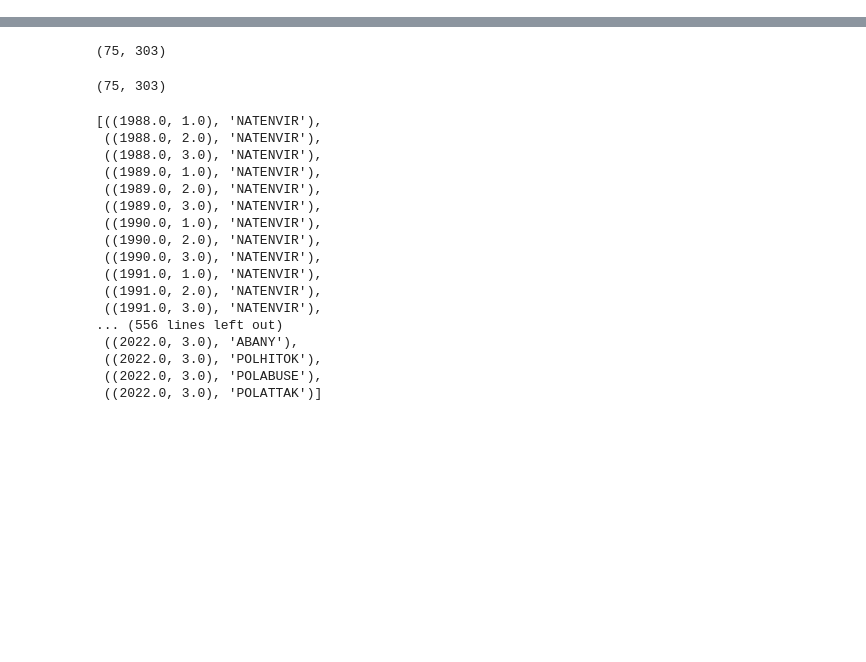
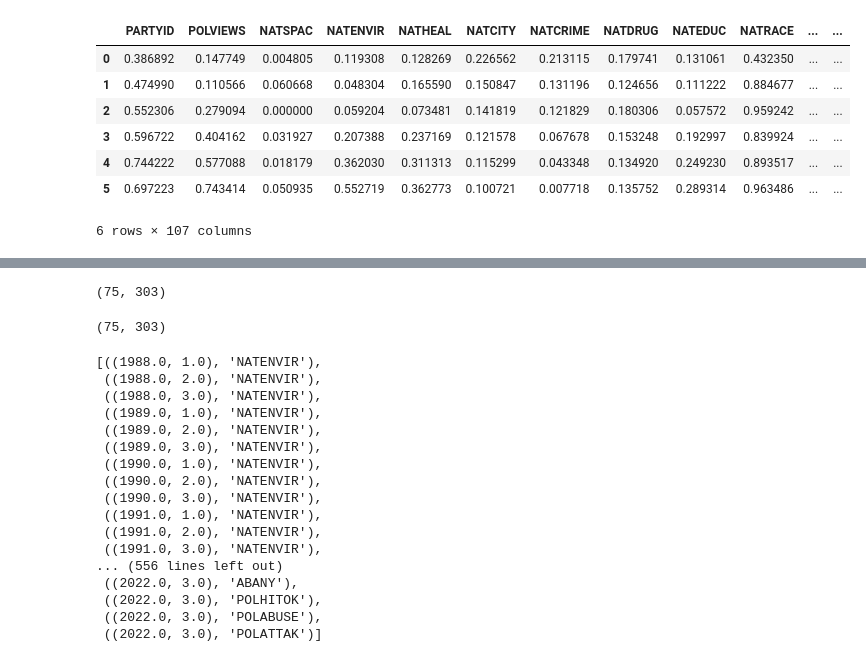
Before and after one commit to victorvikram/BeliefNetworkEvo, a Jupyter notebook: nbk/v_creating_belief_network.ipynb, the cells around one changed output, grey strips where cells are left out. Cells and saved outputs as stored; diff of their text form; code cells hidden in the pictures; blank space fills up the shorter version.

```diff
--- a/nbk/v_creating_belief_network.ipynb
+++ b/nbk/v_creating_belief_network.ipynb
@@ -85,0 +90,11 @@ for year in [2000, 2002, 2004, 2006, 2008, 2010, 2012]:
+# %%
+strength_df
+# %% [output]
+|  | PARTYID | POLVIEWS | NATSPAC | NATENVIR | NATHEAL | NATCITY | NATCRIME | NATDRUG | NATEDUC | NATRACE | ... | ... |
+| 0 | 0.386892 | 0.147749 | 0.004805 | 0.119308 | 0.128269 | 0.226562 | 0.213115 | 0.179741 | 0.131061 | 0.432350 | ... | ... |
+| 1 | 0.474990 | 0.110566 | 0.060668 | 0.048304 | 0.165590 | 0.150847 | 0.131196 | 0.124656 | 0.111222 | 0.884677 | ... | ... |
+| 2 | 0.552306 | 0.279094 | 0.000000 | 0.059204 | 0.073481 | 0.141819 | 0.121829 | 0.180306 | 0.057572 | 0.959242 | ... | ... |
+| 3 | 0.596722 | 0.404162 | 0.031927 | 0.207388 | 0.237169 | 0.121578 | 0.067678 | 0.153248 | 0.192997 | 0.839924 | ... | ... |
+| 4 | 0.744222 | 0.577088 | 0.018179 | 0.362030 | 0.311313 | 0.115299 | 0.043348 | 0.134920 | 0.249230 | 0.893517 | ... | ... |
+| 5 | 0.697223 | 0.743414 | 0.050935 | 0.552719 | 0.362773 | 0.100721 | 0.007718 | 0.135752 | 0.289314 | 0.963486 | ... | ... |
+6 rows × 107 columns
```
Also changed, not shown: parts of 12 cells of this notebook, 8 other files.
